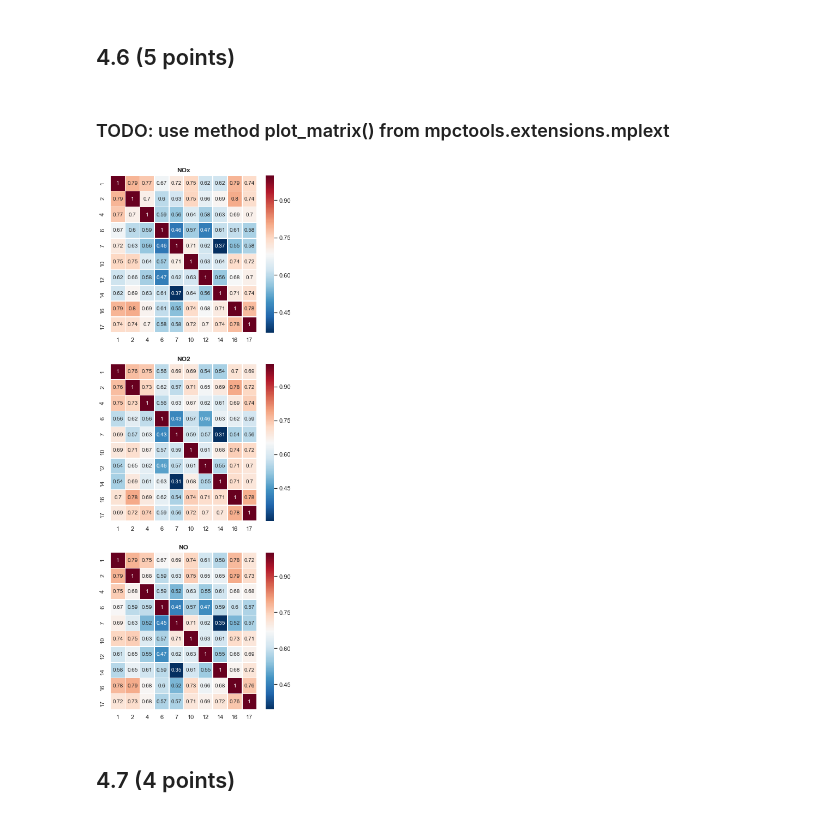
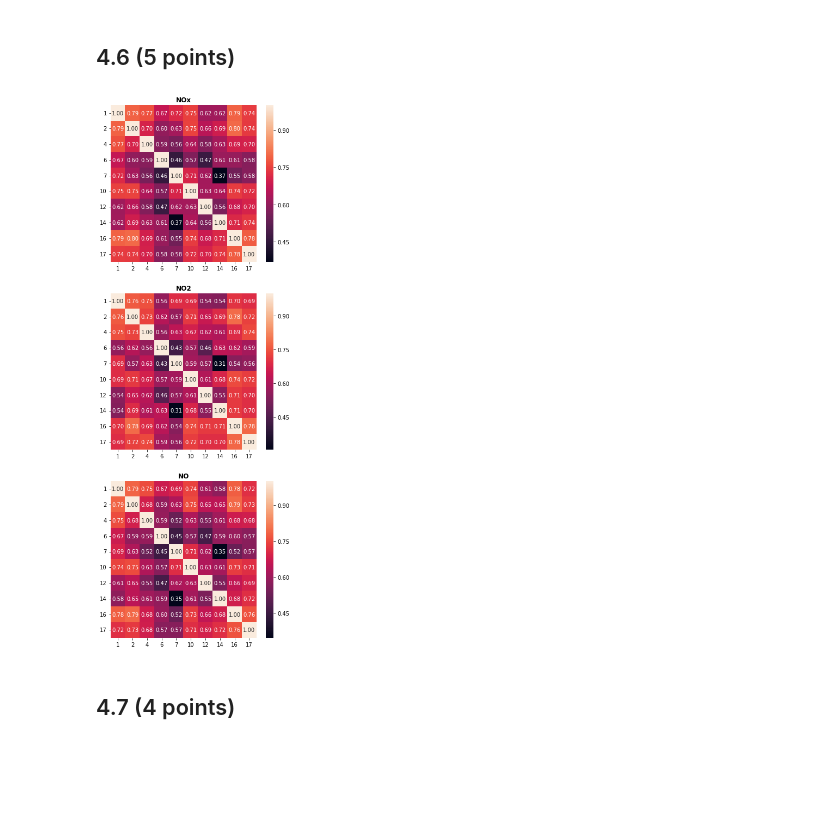
Before and after one commit to celinadong/IAML-CW2, a Jupyter notebook: Data/PartB/Part B - Bristol Air Quality.ipynb, the cells around one changed output. Cells and saved outputs as stored; diff of their text form; code cells hidden in the pictures; blank space fills up the shorter version.

```diff
--- a/Data/PartB/Part B - Bristol Air Quality.ipynb
+++ b/Data/PartB/Part B - Bristol Air Quality.ipynb
@@ -323,19 +324,18 @@ removed_date = bristol_air_sites.drop('Date Time', axis=1)
 NOx_df = removed_date['NOx']
 NO2_df = removed_date['NO2']
 NO_df = removed_date['NO']
-# %% [markdown]
-### TODO: use method plot_matrix() from mpctools.extensions.mplext
 # %%
 pollutant_labels = ['NOx', 'NO2', 'NO']
 three_pollutants = [NOx_df, NO2_df, NO_df]
 fig, axes = plt.subplots(3, 1, figsize=(6,18))
 for i, df in enumerate(three_pollutants):
     pearson_corr = df.corr(method='pearson')
-    ax = sns.heatmap(pearson_corr, xticklabels=pearson_corr.columns, yticklabels=pearson_corr.columns,
-                    cmap='RdBu_r', annot=True, linewidth=0.5, ax=axes[i])
-    ax.set_title(pollutant_labels[i], fontweight="bold")
+#     ax = sns.heatmap(pearson_corr, xticklabels=pearson_corr.columns, yticklabels=pearson_corr.columns,
+#                     cmap='RdBu_r', annot=True, linewidth=0.5, ax=axes[i])
+    mplext.plot_matrix(pearson_corr.values, mode='heatmap', show_val=True, ax=axes[i], labels=pearson_corr.columns)
+    axes[i].set_title(pollutant_labels[i], fontweight="bold")
 # %% [output]
-[figure, old version]
+[figure, new version]
 # %% [markdown]
 ## 4.7 (4 points)
 # %% [markdown]
```
Also changed, not shown: parts of 7 cells of this notebook, 11 other files.
